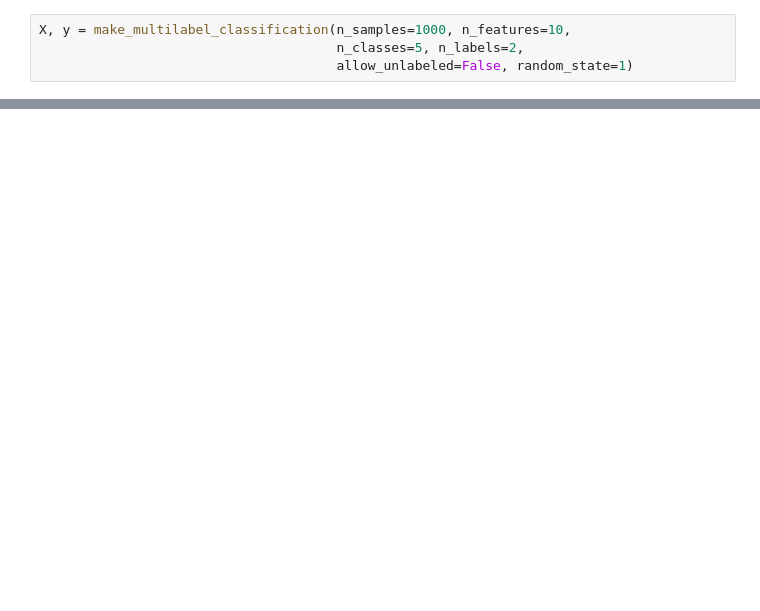
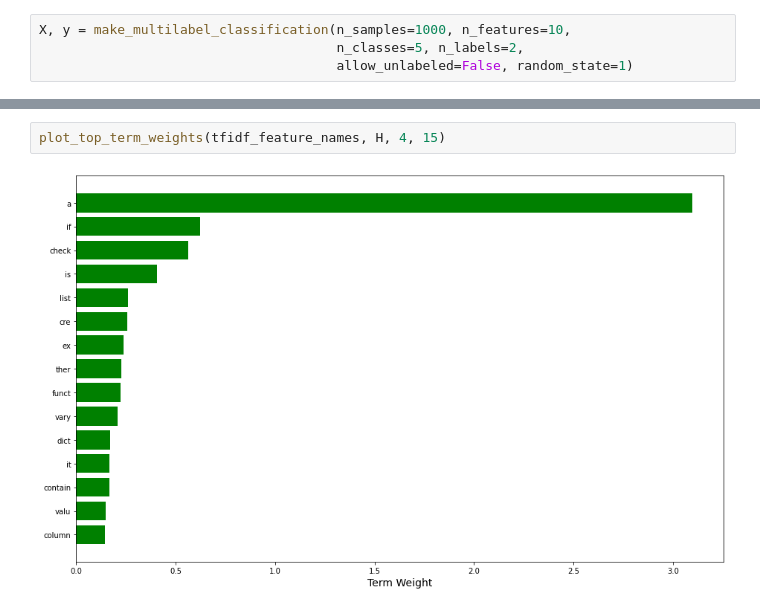
Before and after one commit to jeje0410/P6_Categorisation_questions, a Jupyter notebook: P6_Analyse.ipynb, the cells around one changed output, grey strips where cells are left out. Cells and saved outputs as stored; diff of their text form; blank space fills up the shorter version.

```diff
--- a/P6_Analyse.ipynb
+++ b/P6_Analyse.ipynb
@@ -292,0 +364,4 @@ array([[ 2.,  6.,  2., ...,  9.,  4., 13.],
+# %%
+plot_top_term_weights(tfidf_feature_names, H, 4, 15)
+# %% [output]
+[figure, added]
```
Also changed, not shown: parts of 35 cells of this notebook.
